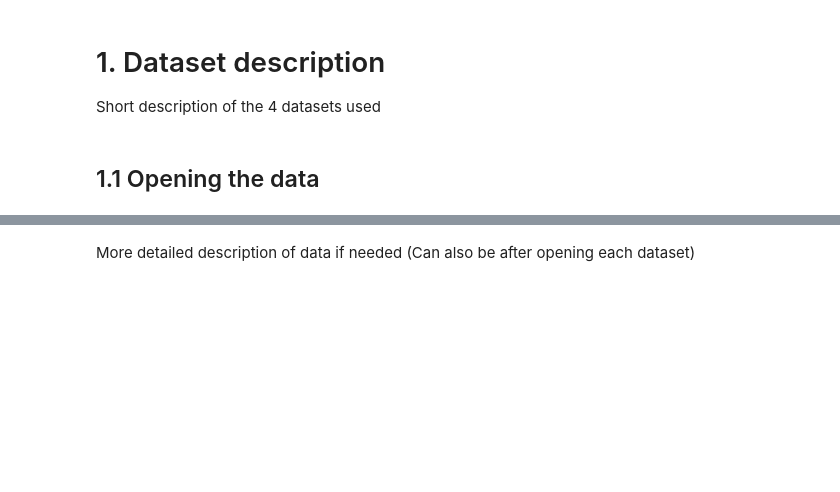
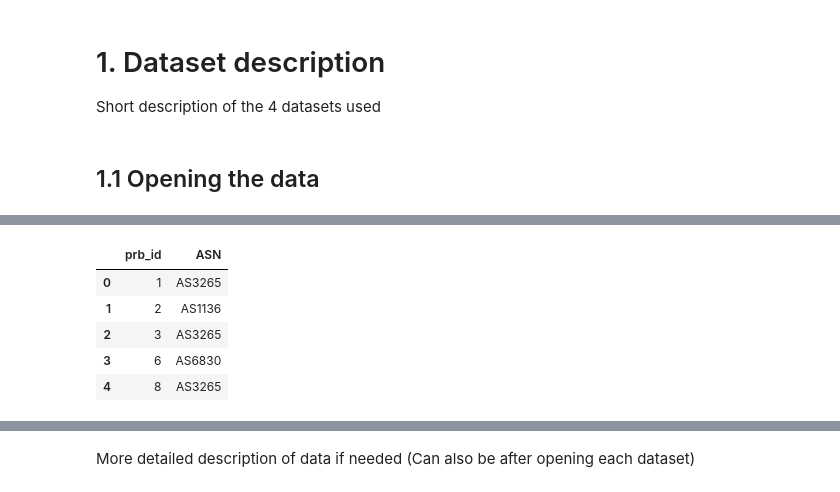
Before and after one commit to eboateng/FoDA, a Jupyter notebook: Assignment 2/Assignment 2-Emmanuel.ipynb, the cells around one changed output, grey strips where cells are left out. Cells and saved outputs as stored; diff of their text form; code cells hidden in the pictures; blank space fills up the shorter version.

```diff
--- a/Assignment 2/Assignment 2-Emmanuel.ipynb
+++ b/Assignment 2/Assignment 2-Emmanuel.ipynb
@@ -40,11 +49,20 @@ FileNotFoundError: [Errno 2] No such file or directory: 'data/AS_dataset.pkl'
 # %%
 #Probe dataset
 
 Probe_Filename = 'data/probe_dataset.pkl'
 
 with open(Probe_Filename, 'rb') as file:
 
     P_df = pickle.load(file)
+
+P_df.head()
+# %% [output]
+|  | prb_id | ASN |
+| 0 | 1 | AS3265 |
+| 1 | 2 | AS1136 |
+| 2 | 3 | AS3265 |
+| 3 | 6 | AS6830 |
+| 4 | 8 | AS3265 |
 # %%
 #Ripe dataset
 
```
Also changed, not shown: parts of 29 cells of this notebook, 3 other files.
